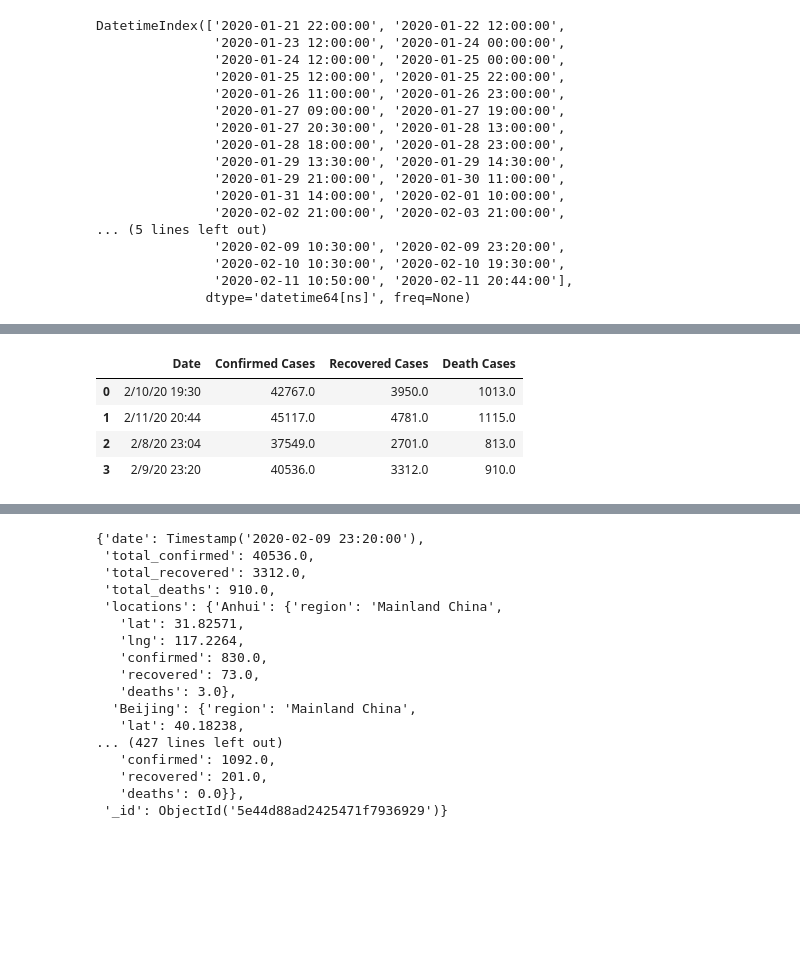
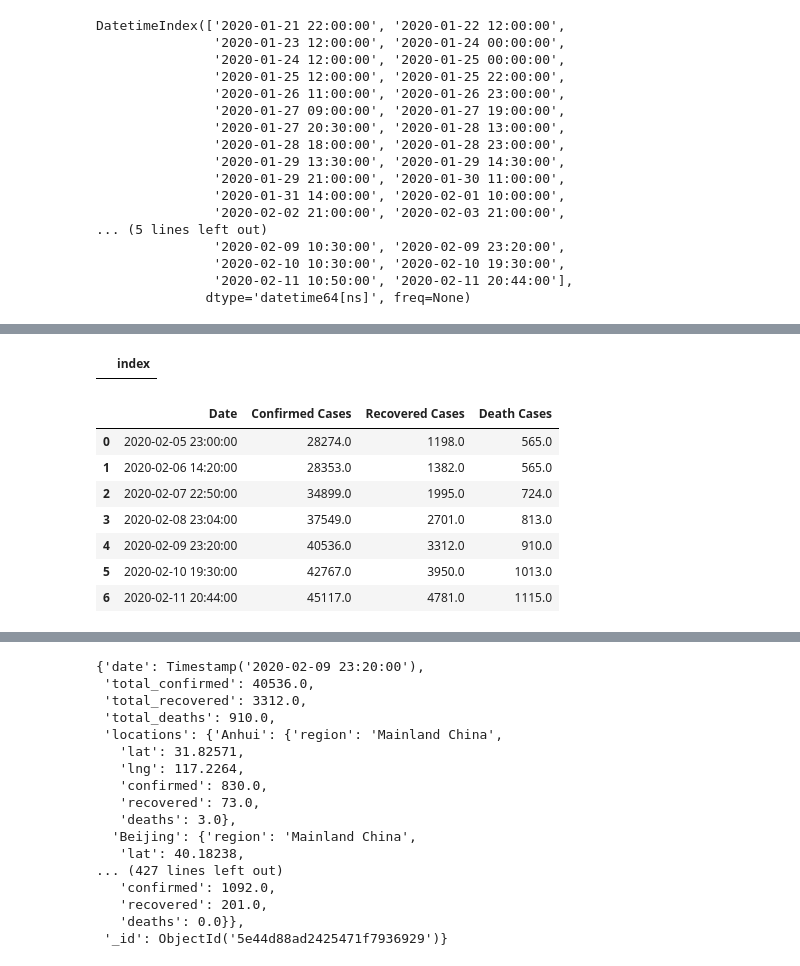
Before and after one commit to costcohotdog/wuhan-coronavirus, a Jupyter notebook: data/Automatic Data.ipynb, the cells around one changed output, grey strips where cells are left out. Drawn from its saved outputs; the diff is of its cells as text; code cells hidden in the pictures; blank space fills up the shorter version.

```diff
--- a/data/Automatic Data.ipynb
+++ b/data/Automatic Data.ipynb
@@ -286,12 +254,21 @@ by_date.head()
+# %%
+by_date
+# %% [output]
+|  | index |
 # %%
 totals = by_date.groupby("Date")["Confirmed Cases", "Recovered Cases", "Death Cases"].sum().reset_index()
-totals.head()
+totals.sort_values(by='Date', ascending=True, inplace=True)
-# %% [output]
-|  | Date | Confirmed Cases | Recovered Cases | Death Cases |
-| 0 | 2/10/20 19:30 | 42767.0 | 3950.0 | 1013.0 |
-| 1 | 2/11/20 20:44 | 45117.0 | 4781.0 | 1115.0 |
-| 2 | 2/8/20 23:04 | 37549.0 | 2701.0 | 813.0 |
-| 3 | 2/9/20 23:20 | 40536.0 | 3312.0 | 910.0 |
+# %%
+totals
+# %% [output]
+|  | Date | Confirmed Cases | Recovered Cases | Death Cases |
+| 0 | 2020-02-05 23:00:00 | 28274.0 | 1198.0 | 565.0 |
+| 1 | 2020-02-06 14:20:00 | 28353.0 | 1382.0 | 565.0 |
+| 2 | 2020-02-07 22:50:00 | 34899.0 | 1995.0 | 724.0 |
+| 3 | 2020-02-08 23:04:00 | 37549.0 | 2701.0 | 813.0 |
+| 4 | 2020-02-09 23:20:00 | 40536.0 | 3312.0 | 910.0 |
+| 5 | 2020-02-10 19:30:00 | 42767.0 | 3950.0 | 1013.0 |
+| 6 | 2020-02-11 20:44:00 | 45117.0 | 4781.0 | 1115.0 |
 # %%
 totals['Date'] = pd.to_datetime(totals['Date'])
 by_date['Date'] = pd.to_datetime(by_date['Date'])
```
Also changed, not shown: parts of 11 cells of this notebook, 5 other files.
